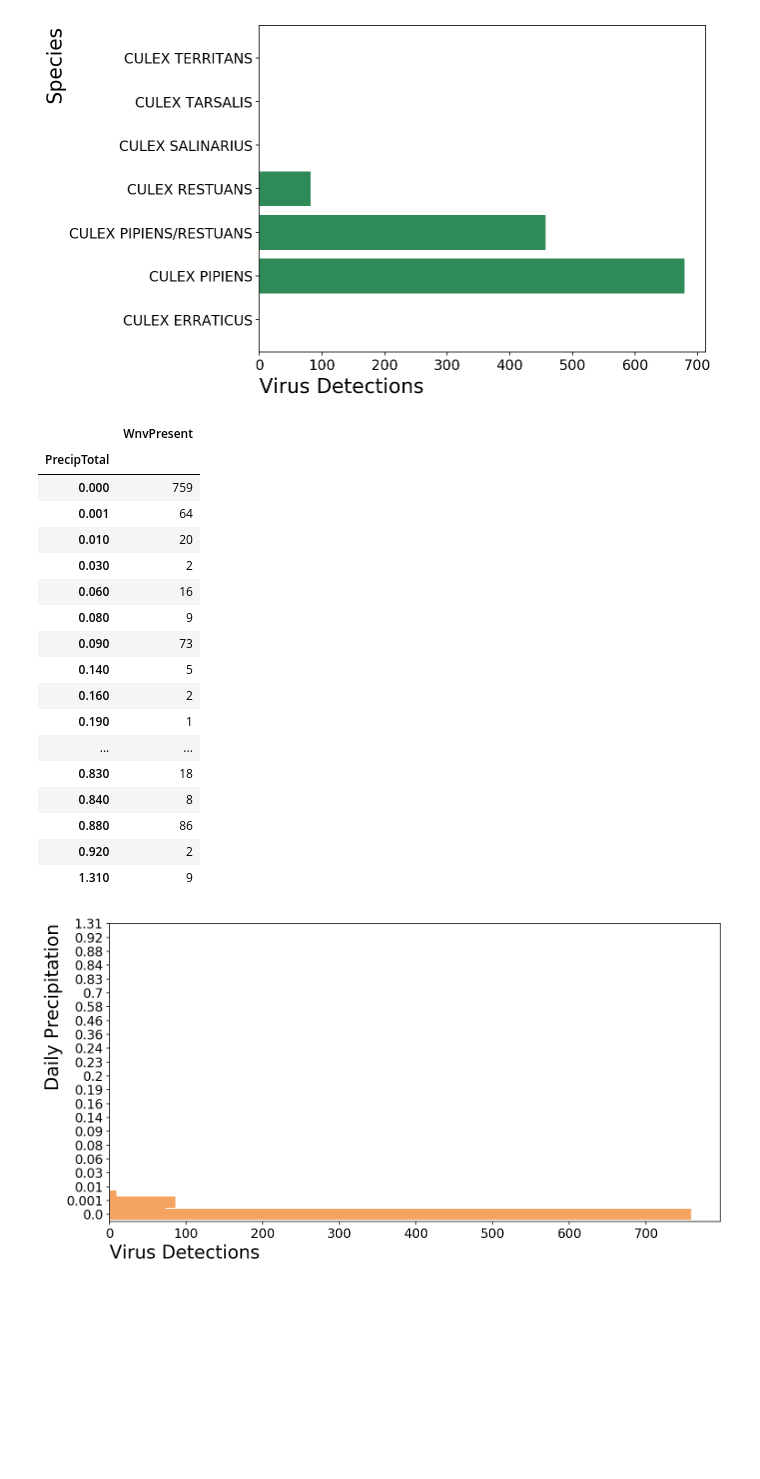
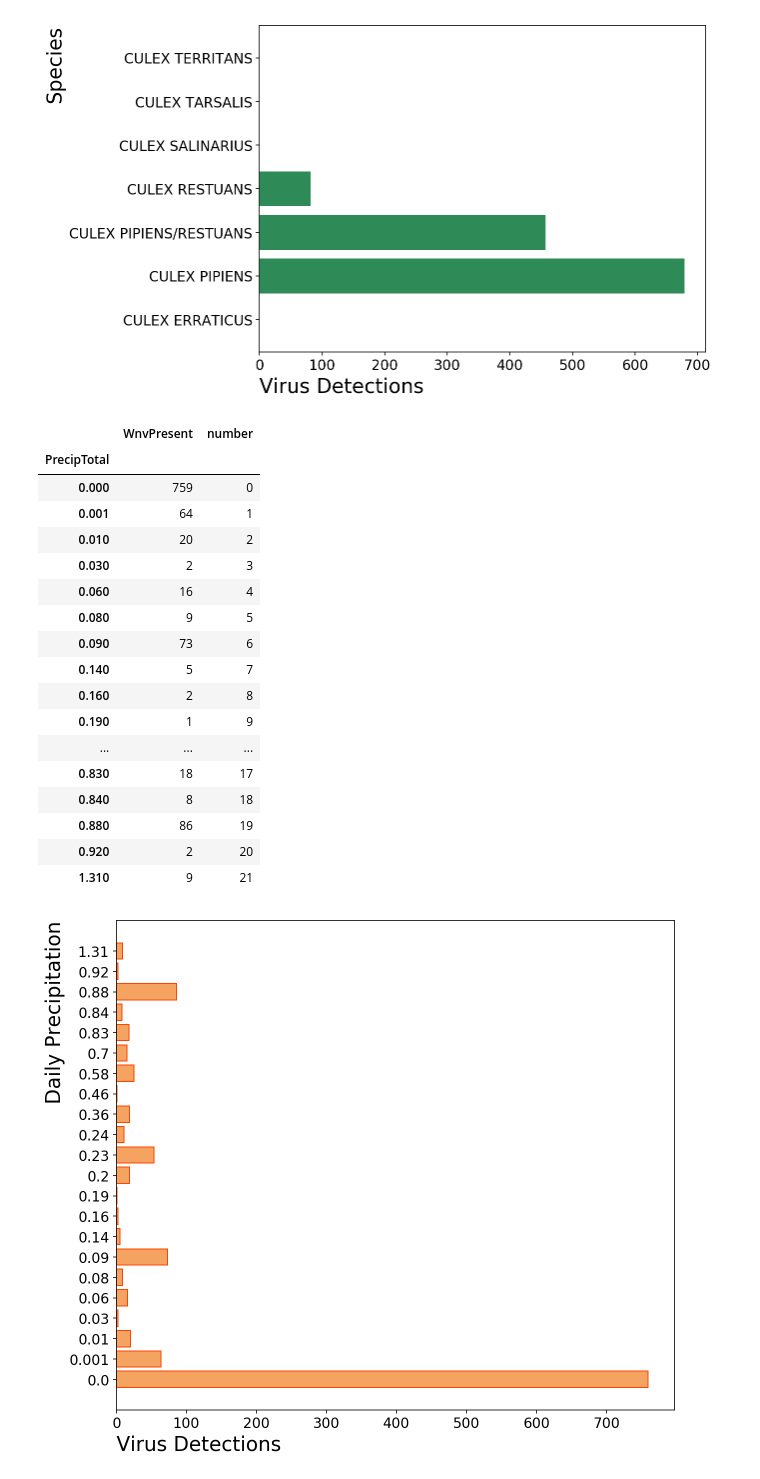
Before and after one commit to wnm410/WNV_project, a Jupyter notebook: Emma/Project4_EG_EDA.ipynb, the cells around one changed output. Drawn from its saved outputs; the diff is of its cells as text; code cells hidden in the pictures; blank space fills up the shorter version.

```diff
--- a/Emma/Project4_EG_EDA.ipynb
+++ b/Emma/Project4_EG_EDA.ipynb
@@ -98,32 +98,36 @@ plt.xlabel('Virus Detections', fontsize = 20, ha = 'left', x=0);
 # %%
 virus_by_precipitation = df[df['WnvPresent'] == 1].groupby(['PrecipTotal']).sum()['WnvPresent']
 virus_by_precipitation = pd.DataFrame(virus_by_precipitation)
+virus_by_precipitation['number'] = range(virus_by_precipitation.shape[0])
 virus_by_precipitation
 # %% [output]
-|  | WnvPresent |
-| PrecipTotal |  |
-| 0.000 | 759 |
-| 0.001 | 64 |
-| 0.010 | 20 |
-| 0.030 | 2 |
-| 0.060 | 16 |
-| 0.080 | 9 |
-| 0.090 | 73 |
-| 0.140 | 5 |
-| 0.160 | 2 |
-| 0.190 | 1 |
-| ... | ... |
-| 0.830 | 18 |
-| 0.840 | 8 |
-| 0.880 | 86 |
-| 0.920 | 2 |
-| 1.310 | 9 |
+|  | WnvPresent | number |
+| PrecipTotal |  |  |
+| 0.000 | 759 | 0 |
+| 0.001 | 64 | 1 |
+| 0.010 | 20 | 2 |
+| 0.030 | 2 | 3 |
+| 0.060 | 16 | 4 |
+| 0.080 | 9 | 5 |
+| 0.090 | 73 | 6 |
+| 0.140 | 5 | 7 |
+| 0.160 | 2 | 8 |
+| 0.190 | 1 | 9 |
+| ... | ... | ... |
+| 0.830 | 18 | 17 |
+| 0.840 | 8 | 18 |
+| 0.880 | 86 | 19 |
+| 0.920 | 2 | 20 |
+| 1.310 | 9 | 21 |
 # %%
-plt.figure(figsize=(12,6))
-plt.barh(virus_by_precipitation.index, virus_by_precipitation['WnvPresent'], color = 'sandybrown')
+plt.figure(figsize=(10,9))
+plt.barh(virus_by_precipitation['number'], virus_by_precipitation['WnvPresent'],
+         color = 'sandybrown', edgecolor = 'orangered')
 plt.xticks(fontsize = 14)
-plt.yticks(range(len(virus_by_precipitation.index)),virus_by_precipitation.index,fontsize = 14)
+plt.yticks(virus_by_precipitation['number'],virus_by_precipitation.index, fontsize = 14)
 plt.ylabel('Daily Precipitation', fontsize = 20, ha = 'right', y=1)
 plt.xlabel('Virus Detections', fontsize = 20, ha = 'left', x=0);
+
+#range(len(virus_by_precipitation.index)),virus_by_precipitation.index,
 # %% [output]
-[figure, old version]
+[figure, new version]
```
Also changed, not shown: parts of 9 cells of this notebook, 1 other file.
